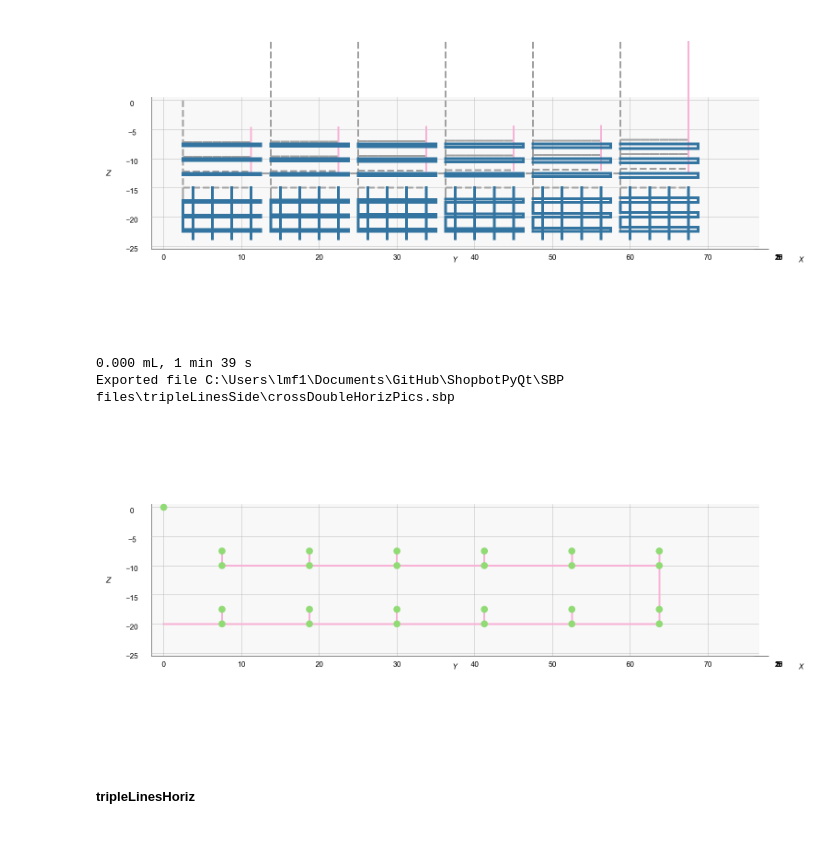
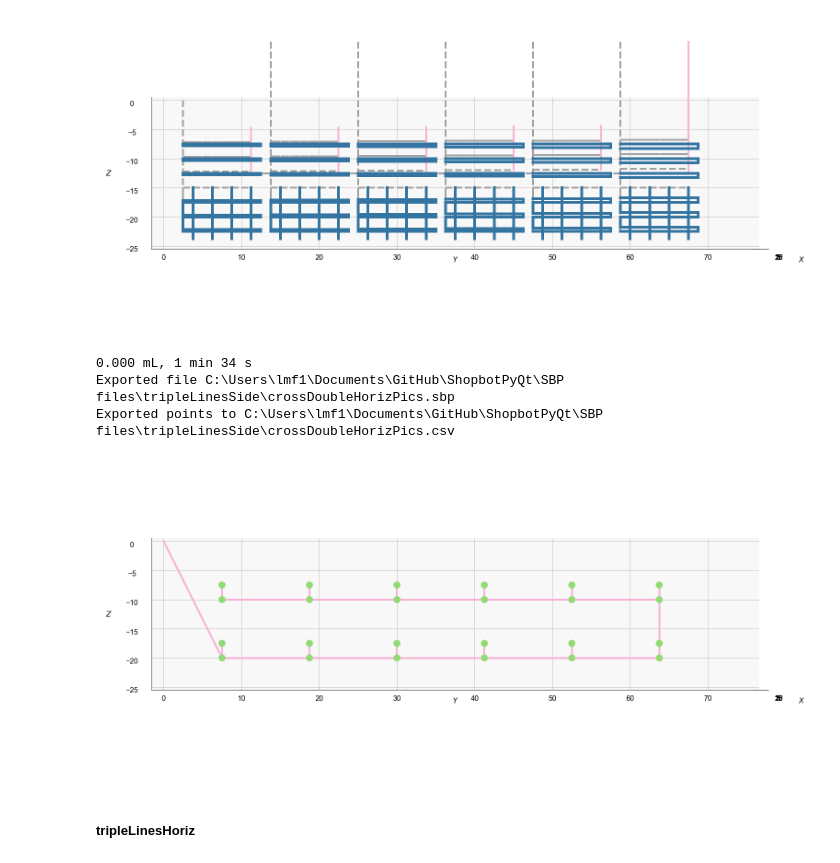
Before and after one commit to usnistgov/ShopbotPyQt, a Jupyter notebook: SBP files/sbpcreator.ipynb, the cells around one changed output. Saved outputs shown, nothing was run; the diff lists cells and outputs as text; code cells hidden in the pictures.

```diff
--- a/SBP files/sbpcreator.ipynb
+++ b/SBP files/sbpcreator.ipynb
@@ -22,10 +23,10 @@ downdisp = 0
 wait1=1
 wait2=0.5
 
-dv = sc.defVars(slideW=slideW, slideH = slideH, margin=margin, spacing=spacing, nd=nd, downdisp=downdisp, diam=0.603, wait1=wait1, wait2=wait2)
+dv = sc.defVars(slideW=slideW, slideH = slideH, margin=margin, spacing=spacing, nid=nid, nd=nd, downdisp=downdisp, wait1=wait1, wait2=wait2)
 dv.setUnits()
 dv.setSpeeds(m=10, j=20)
-dv.setRamps(mr=5, jr=5, rate=2, dist=1)
+dv.setRamps()
 # dv.turnOn(0);
 # %% [markdown]
 ### double lines
@@ -506,14 +552,14 @@ Exported file C:/Users/lmf1/Documents/GitHub/ShopbotPyQt/SBP files\singleLinesPi
 # %%
 ylast = 0
 total2 = copy.deepcopy(dv)
-total2.addVar('nid', 0.603)
+# total2.addVar('nid', 0.603)
 total2 = total2 + sc.startingPoint(0,0,0)
 total2.turnOn(3)
 # head-on, in plane
 for shortdir in ['+y', '+z']:
     for i,spacing in enumerate([0.5, 0.625, 0.75, 0.875, 1, 1.25]):
         total = copy.deepcopy(dv)
-        total.addVar('nid', 0.603)
+#         total.addVar('nid', 0.603)
         if i==0 and shortdir=='+y':
             total = total + sc.startingPoint(0,0,0)
         else:
@@ -998,39 +1044,41 @@ Exported C:\Users\lmf1\OneDriveNIST\NIST\data\shopbot\results\tripleLines\crossD
 [figure]
 # %%
 total = copy.deepcopy(dv)
-total.addVar('nid',0.603)
+total.setSpeeds(m=5, j=20)
 total = total + sc.startingPoint(0,0,0)
 total.turnOn(3)
-total.setSpeeds(m=5, j=20)
+
 xmed = slideW/2
 pic = sc.pics(channel=2, wait=2, lastPt=total)
-pic.mx('&slideW/2')
-pic.snap()
+pic.m3('&slideW/2', '&margin*1.5', f'-&slideW+&margin/2+&margin/2')
+# pic.mx('&slideW/2')
+# pic.snap()
 # head-on, in plane
 for z0frac in [0.5, 0]:
     ylast = '&margin/2'
     for i,spacing in enumerate([0.5, 0.625, 0.75, 0.875, 1, 1.25]):
         for k in [1,2]:
             if z0frac==0.5:
                 pic.mz(f'-&slideW+&margin/2+{k}*&margin/2')
             else:
                 pic.mz(f'-&slideW*0.5+{k}*&margin/2')
             for j in [1.5]:
                 pic.my(sc.p(ylast,f'&margin/2*{j}+&margin/4'))
                 pic.snap()
         ylast = sc.p(pic.cp[1],'&margin*1.25')
 
 total = total+pic
 total.turnOff(3)
 total.withdraw()
 total.printVolume()
 total.plot(ele=0, azi=0, export=False, grids=True)
 total.export(os.path.join(SBPFOLDER,'tripleLinesSide',  'crossDoubleHorizPics.sbp'), [])
 # print(total.convertFile('spacing'))
 # %% [output]
-0.000 mL, 1 min 39 s
+0.000 mL, 1 min 34 s
 Exported file C:\Users\lmf1\Documents\GitHub\ShopbotPyQt\SBP files\tripleLinesSide\crossDoubleHorizPics.sbp
+Exported points to C:\Users\lmf1\Documents\GitHub\ShopbotPyQt\SBP files\tripleLinesSide\crossDoubleHorizPics.csv
-[figure, old version]
+[figure, new version]
 # %% [markdown]
 ##### tripleLinesHoriz
 # %%
```
Also changed, not shown: parts of 3 cells of this notebook, 43 other files.
